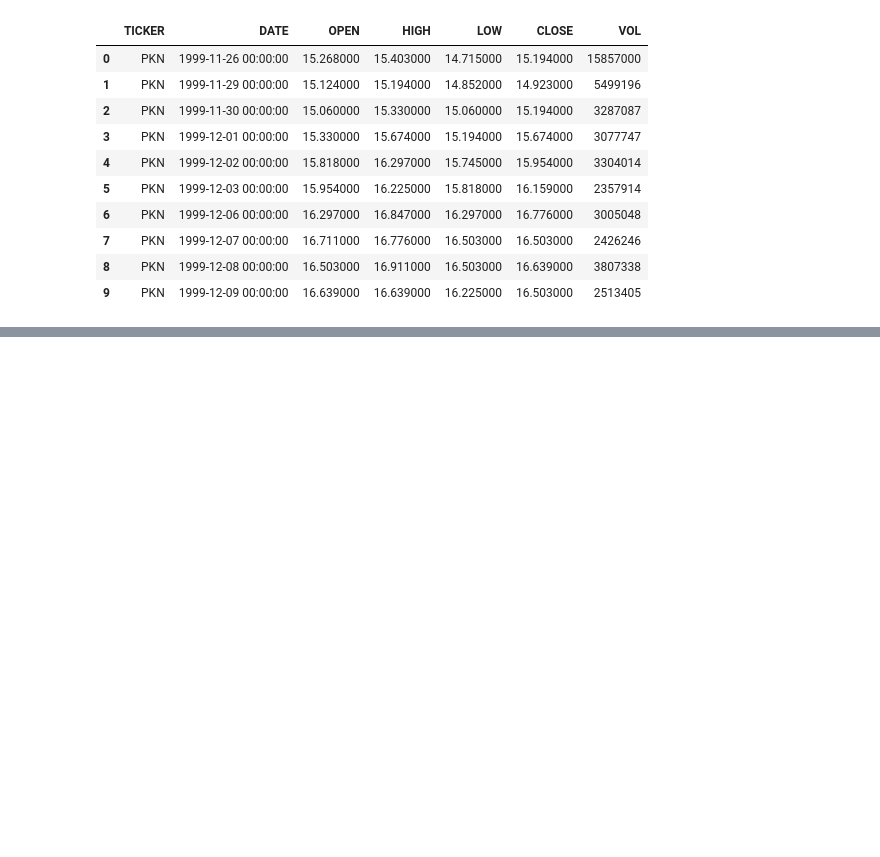
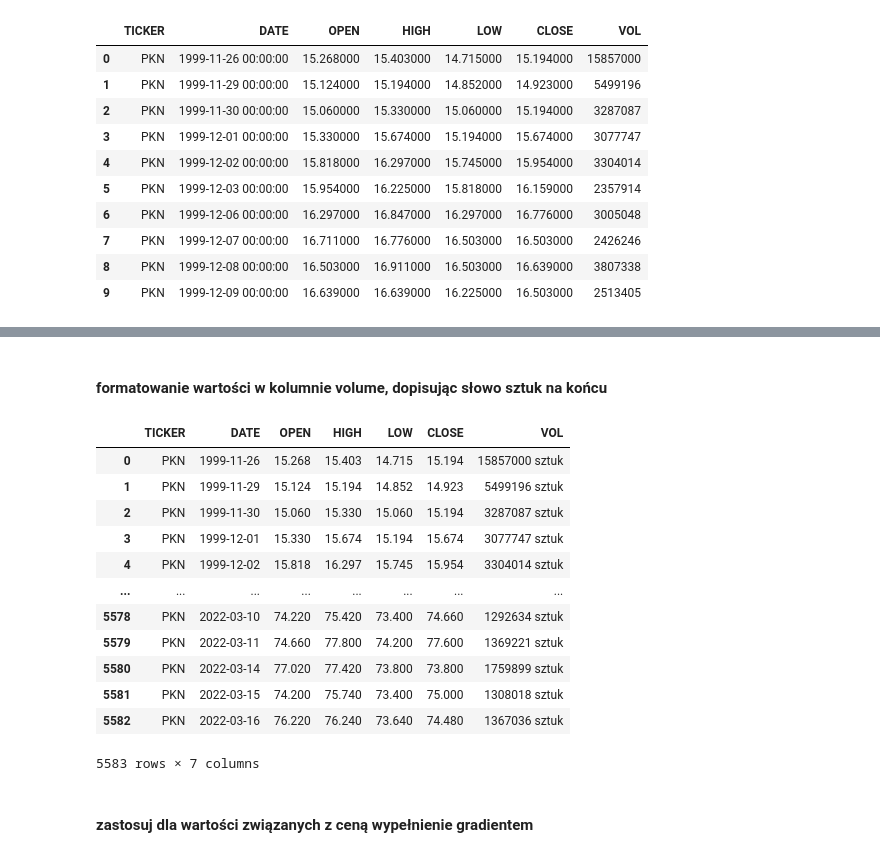
Before and after one commit to Jonash55/WD_BJ_151267, a Jupyter notebook: Lab9/9_adnotacje_i_formatowanie.ipynb, the cells around one changed output, grey strips where cells are left out. Drawn from its saved outputs; the diff is of its cells as text; code cells hidden in the pictures; blank space fills up the shorter version.

```diff
--- a/Lab9/9_adnotacje_i_formatowanie.ipynb
+++ b/Lab9/9_adnotacje_i_formatowanie.ipynb
@@ -183,0 +247,21 @@ df10.style.highlight_max(color='green')
+# %% [markdown]
+#### formatowanie wartości w kolumnie volume, dopisując słowo sztuk na końcu
+# %%
+df['VOL'] = df['VOL'].apply(lambda row: str(row) + ' sztuk')
+df
+# %% [output]
+|  | TICKER | DATE | OPEN | HIGH | LOW | CLOSE | VOL |
+| 0 | PKN | 1999-11-26 | 15.268 | 15.403 | 14.715 | 15.194 | 15857000 sztuk |
+| 1 | PKN | 1999-11-29 | 15.124 | 15.194 | 14.852 | 14.923 | 5499196 sztuk |
+| 2 | PKN | 1999-11-30 | 15.060 | 15.330 | 15.060 | 15.194 | 3287087 sztuk |
+| 3 | PKN | 1999-12-01 | 15.330 | 15.674 | 15.194 | 15.674 | 3077747 sztuk |
+| 4 | PKN | 1999-12-02 | 15.818 | 16.297 | 15.745 | 15.954 | 3304014 sztuk |
+| ... | ... | ... | ... | ... | ... | ... | ... |
+| 5578 | PKN | 2022-03-10 | 74.220 | 75.420 | 73.400 | 74.660 | 1292634 sztuk |
+| 5579 | PKN | 2022-03-11 | 74.660 | 77.800 | 74.200 | 77.600 | 1369221 sztuk |
+| 5580 | PKN | 2022-03-14 | 77.020 | 77.420 | 73.800 | 73.800 | 1759899 sztuk |
+| 5581 | PKN | 2022-03-15 | 74.200 | 75.740 | 73.400 | 75.000 | 1308018 sztuk |
+| 5582 | PKN | 2022-03-16 | 76.220 | 76.240 | 73.640 | 74.480 | 1367036 sztuk |
+5583 rows × 7 columns
+# %% [markdown]
+#### zastosuj dla wartości związanych z ceną wypełnienie gradientem
```
Also changed, not shown: parts of 27 cells of this notebook.
